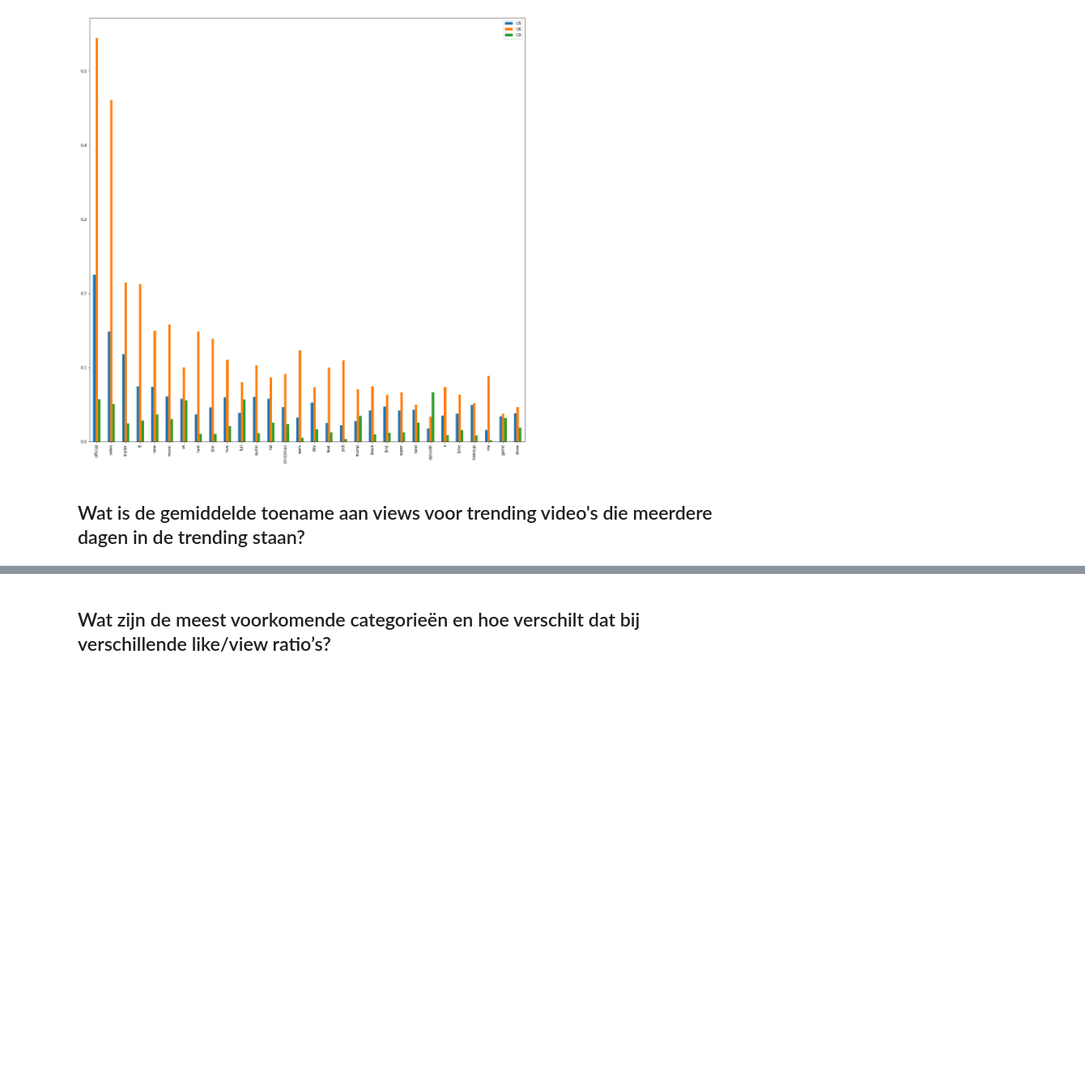
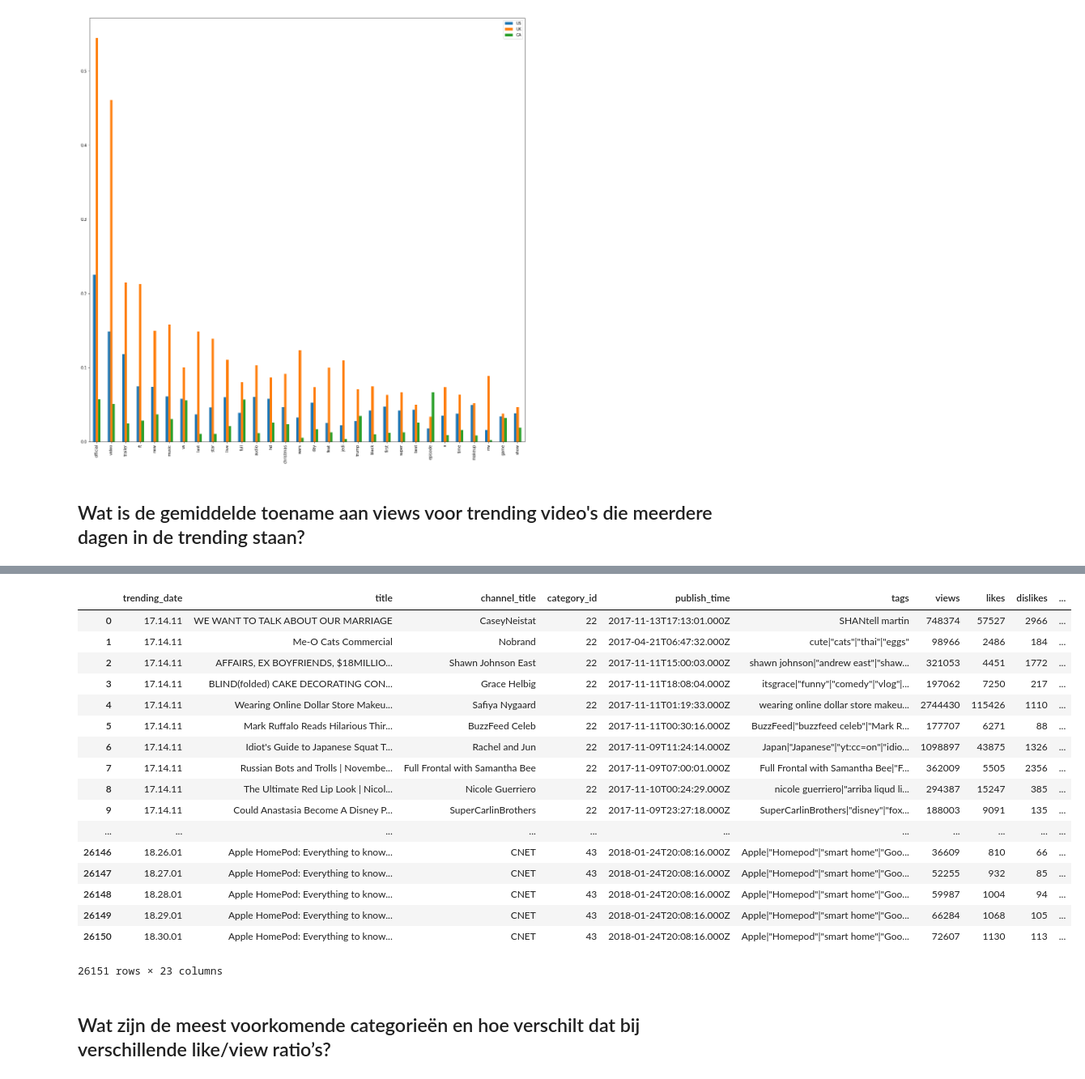
Before and after one commit to SandervWickeren/DataScience_YouTube, a Jupyter notebook: ResultsFile.ipynb, the cells around one changed output, grey strips where cells are left out. Shown at 81% size. Saved outputs shown, nothing was run; the diff lists cells and outputs as text; code cells hidden in the pictures; blank space fills up the shorter version.

```diff
--- a/ResultsFile.ipynb
+++ b/ResultsFile.ipynb
@@ -220,2 +244,23 @@ US.sort_values("total",ascending=False)[["US","UK","CA"]][:30].plot(kind="bar",f
+# %%
+trending
+# %% [output]
+|  | trending_date | title | channel_title | category_id | publish_time | tags | views | likes | dislikes | ... |
+| 0 | 17.14.11 | WE WANT TO TALK ABOUT OUR MARRIAGE | CaseyNeistat | 22 | 2017-11-13T17:13:01.000Z | SHANtell martin | 748374 | 57527 | 2966 | ... |
+| 1 | 17.14.11 | Me-O Cats Commercial | Nobrand | 22 | 2017-04-21T06:47:32.000Z | cute|"cats"|"thai"|"eggs" | 98966 | 2486 | 184 | ... |
+| 2 | 17.14.11 | AFFAIRS, EX BOYFRIENDS, $18MILLIO... | Shawn Johnson East | 22 | 2017-11-11T15:00:03.000Z | shawn johnson|"andrew east"|"shaw... | 321053 | 4451 | 1772 | ... |
+| 3 | 17.14.11 | BLIND(folded) CAKE DECORATING CON... | Grace Helbig | 22 | 2017-11-11T18:08:04.000Z | itsgrace|"funny"|"comedy"|"vlog"|... | 197062 | 7250 | 217 | ... |
+| 4 | 17.14.11 | Wearing Online Dollar Store Makeu... | Safiya Nygaard | 22 | 2017-11-11T01:19:33.000Z | wearing online dollar store makeu... | 2744430 | 115426 | 1110 | ... |
+| 5 | 17.14.11 | Mark Ruffalo Reads Hilarious Thir... | BuzzFeed Celeb | 22 | 2017-11-11T00:30:16.000Z | BuzzFeed|"buzzfeed celeb"|"Mark R... | 177707 | 6271 | 88 | ... |
+| 6 | 17.14.11 | Idiot's Guide to Japanese Squat T... | Rachel and Jun | 22 | 2017-11-09T11:24:14.000Z | Japan|"Japanese"|"yt:cc=on"|"idio... | 1098897 | 43875 | 1326 | ... |
+| 7 | 17.14.11 | Russian Bots and Trolls | Novembe... | Full Frontal with Samantha Bee | 22 | 2017-11-09T07:00:01.000Z | Full Frontal with Samantha Bee|"F... | 362009 | 5505 | 2356 | ... |
+| 8 | 17.14.11 | The Ultimate Red Lip Look | Nicol... | Nicole Guerriero | 22 | 2017-11-10T00:24:29.000Z | nicole guerriero|"arriba liqud li... | 294387 | 15247 | 385 | ... |
+| 9 | 17.14.11 | Could Anastasia Become A Disney P... | SuperCarlinBrothers | 22 | 2017-11-09T23:27:18.000Z | SuperCarlinBrothers|"disney"|"fox... | 188003 | 9091 | 135 | ... |
+| ... | ... | ... | ... | ... | ... | ... | ... | ... | ... | ... |
+| 26146 | 18.26.01 | Apple HomePod: Everything to know... | CNET | 43 | 2018-01-24T20:08:16.000Z | Apple|"Homepod"|"smart home"|"Goo... | 36609 | 810 | 66 | ... |
+| 26147 | 18.27.01 | Apple HomePod: Everything to know... | CNET | 43 | 2018-01-24T20:08:16.000Z | Apple|"Homepod"|"smart home"|"Goo... | 52255 | 932 | 85 | ... |
+| 26148 | 18.28.01 | Apple HomePod: Everything to know... | CNET | 43 | 2018-01-24T20:08:16.000Z | Apple|"Homepod"|"smart home"|"Goo... | 59987 | 1004 | 94 | ... |
+| 26149 | 18.29.01 | Apple HomePod: Everything to know... | CNET | 43 | 2018-01-24T20:08:16.000Z | Apple|"Homepod"|"smart home"|"Goo... | 66284 | 1068 | 105 | ... |
+| 26150 | 18.30.01 | Apple HomePod: Everything to know... | CNET | 43 | 2018-01-24T20:08:16.000Z | Apple|"Homepod"|"smart home"|"Goo... | 72607 | 1130 | 113 | ... |
+26151 rows × 23 columns
 # %% [markdown]
 ##  Wat zijn de meest voorkomende categorieën en hoe verschilt dat bij verschillende like/view ratio’s?
```
Also changed, not shown: parts of 10 cells of this notebook, 1 other file.
